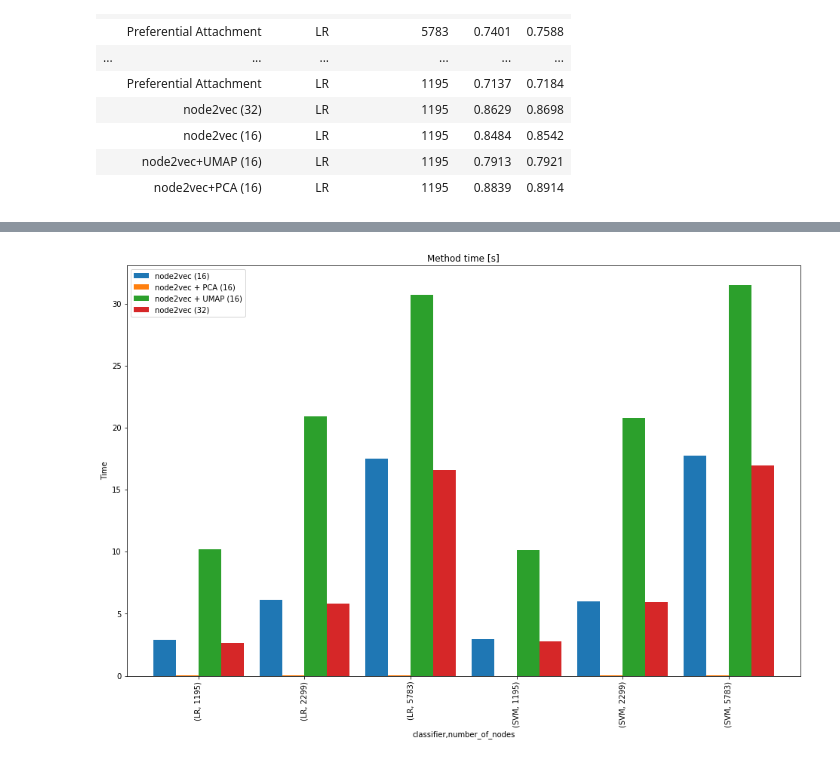
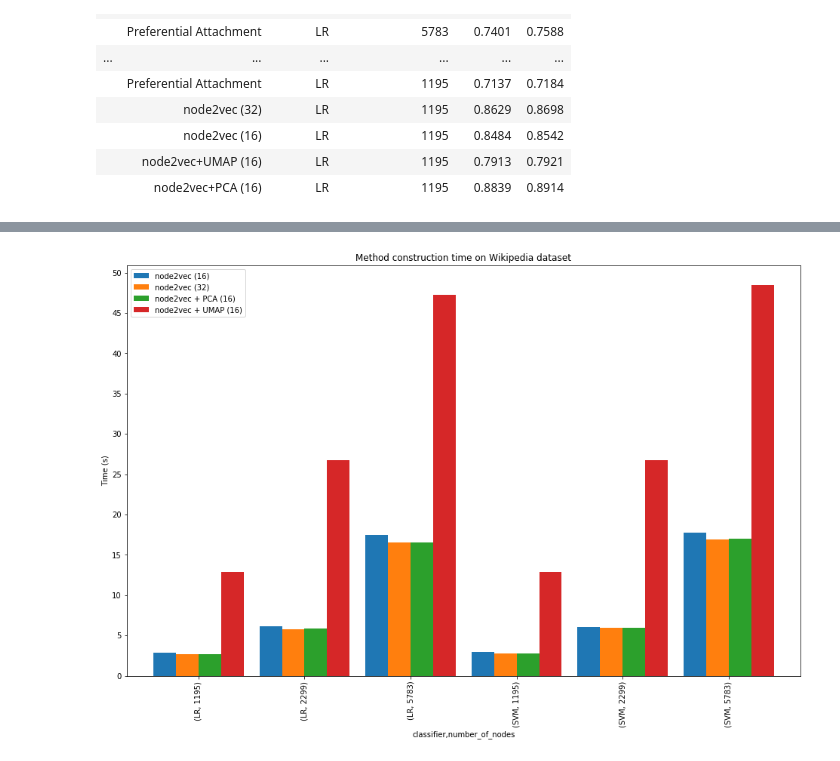
Before and after one commit to grzegorzborkowski/umap_node2vec_linkprediction, a Jupyter notebook: Plots.ipynb, the cells around one changed output, grey strips where cells are left out. Drawn from its saved outputs; the diff is of its cells as text; code cells hidden in the pictures.

Commit message:
Modify time plotting

```diff
--- a/Plots.ipynb
+++ b/Plots.ipynb
@@ -107,0 +129,20 @@ plt.show()
+# %%
+# Extract base node2vec (32) execution times
+
+def find_node2vec_val(c,n):
+    classifier = time.loc[time['classifier'] == c]
+    classifier_and_nodes = classifier.loc[classifier['number_of_nodes'] == n]
+    node2vec32 = classifier_and_nodes.loc[classifier_and_nodes['method_name'] == 'node2vec (32)']
+    return node2vec32['method_time'].item()
+# %%
+# Save base node2vec (32) execution times into a dictionary
+
+node2vec_dict = {}
+classifiers = ['LR', 'SVM']
+nodes = [1195, 2299, 5783]
+for c in classifiers:
+    node2vec_dict[c] = {}
+    for n in nodes:
+        node2vec_dict[c][n] = find_node2vec_val(c,n)
+
+node2vec_dict
@@ -108,3 +152,16 @@ plt.show()
+# %%
+# Add base node2vec (32) execution times to UMAP and PCA
+
+def return_final_time(row):
+    time = row.method_time.item()
+    classifier = row.classifier.item()
+    nodes = row.number_of_nodes.item()
+    name = row.method_name.item()
+
+    if name == 'node2vec (32)' or name == 'node2vec (16)':
+        return time
+    else:
+        return time + node2vec_dict[classifier][nodes]
 # %%
-df_time = time.groupby(['method_name','classifier','number_of_nodes']).apply(lambda _df: _df.method_time).unstack(0)
-df_time
+df_time = time.groupby(['method_name','classifier','number_of_nodes']) \
+.apply(lambda x: return_final_time(x)).unstack(0)
@@ -121,11 +179,12 @@ df_time
 # %%
 f = plt.figure(figsize=(16,10))
-plt.title('Method time [s]', color='black')
-plt.ylabel('Time')
+plt.title('Method construction time on Wikipedia dataset', color='black')
+plt.ylabel('Time (s)')
 plt.xlabel('Experiment: classifier, number of nodes')
 
+plt.yticks(np.arange(0,60, 5))
 df_time.plot(kind='bar', ax=f.gca(), width=0.85)
-plt.legend(["node2vec (16)", "node2vec + PCA (16)", "node2vec + UMAP (16)", "node2vec (32)"], loc='upper left')
+plt.legend(["node2vec (16)", "node2vec (32)", "node2vec + PCA (16)", "node2vec + UMAP (16)"], loc='upper left')
 plt.show()
 # %% [output]
-[figure, old version]
+[figure, new version]
```
Also changed, not shown: parts of 8 cells of this notebook.
